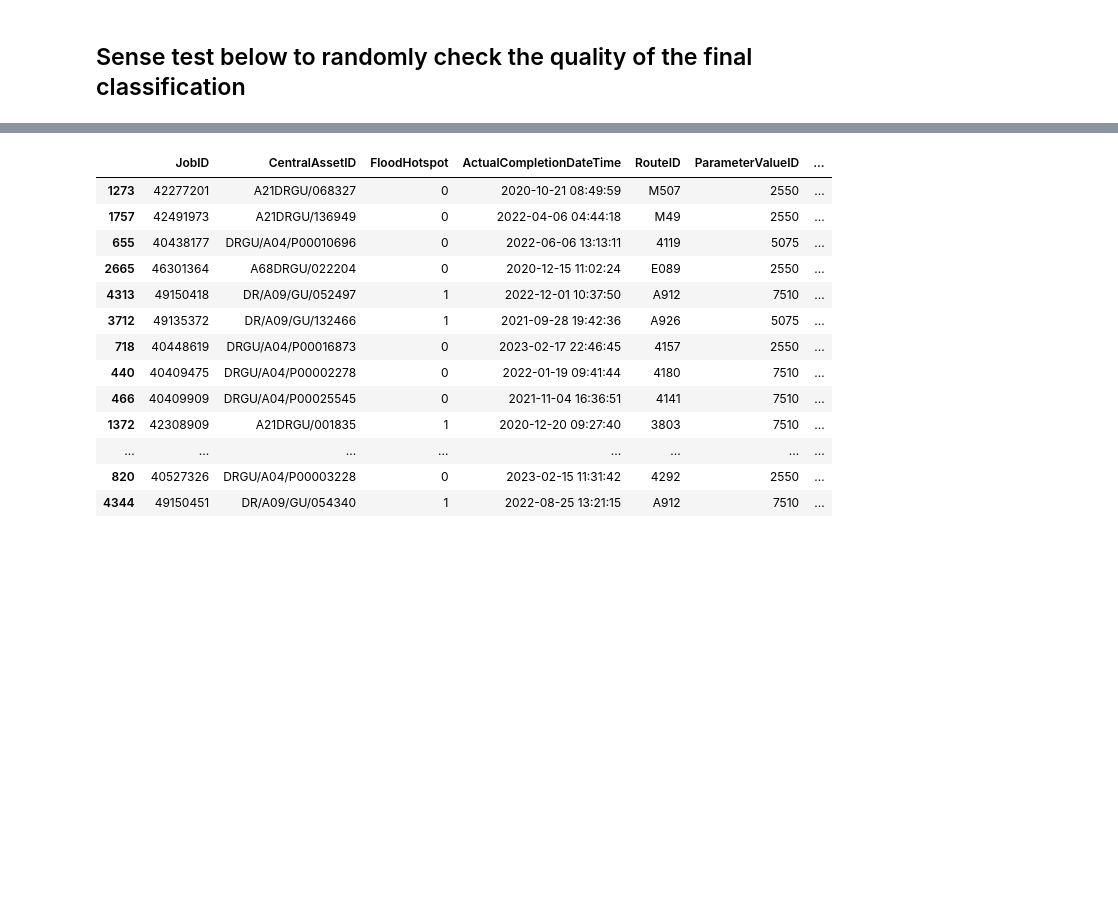
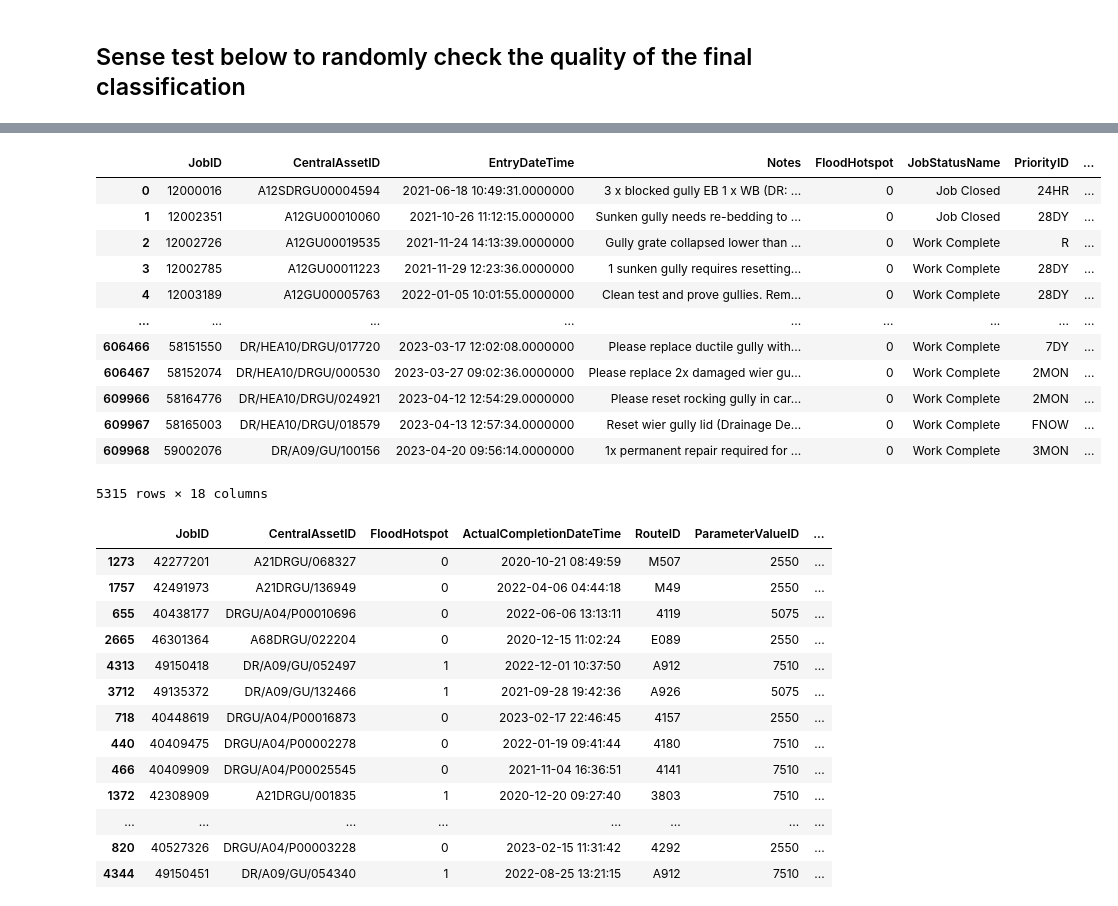
Before and after one commit to TomGraham1/BayesianFailureAnalysis, a Jupyter notebook: JupyterNotebooks/Data Engineering.ipynb, the cells around one changed output, grey strips where cells are left out. Saved outputs shown, nothing was run; the diff lists cells and outputs as text; code cells hidden in the pictures; blank space fills up the shorter version.

```diff
--- a/JupyterNotebooks/Data Engineering.ipynb
+++ b/JupyterNotebooks/Data Engineering.ipynb
@@ -743,3 +741,19 @@ final_interventions
+# %%
+final_interventions[final_interventions["Failure_or_Maintenance"] == 1]
+# %% [output]
+|  | JobID | CentralAssetID | EntryDateTime | Notes | FloodHotspot | JobStatusName | PriorityID | ... |
+| 0 | 12000016 | A12SDRGU00004594 | 2021-06-18 10:49:31.0000000 | 3 x blocked gully EB 1 x WB (DR: ... | 0 | Job Closed | 24HR | ... |
+| 1 | 12002351 | A12GU00010060 | 2021-10-26 11:12:15.0000000 | Sunken gully needs re-bedding to ... | 0 | Job Closed | 28DY | ... |
+| 2 | 12002726 | A12GU00019535 | 2021-11-24 14:13:39.0000000 | Gully grate collapsed lower than ... | 0 | Work Complete | R | ... |
+| 3 | 12002785 | A12GU00011223 | 2021-11-29 12:23:36.0000000 | 1 sunken gully requires resetting... | 0 | Work Complete | 28DY | ... |
+| 4 | 12003189 | A12GU00005763 | 2022-01-05 10:01:55.0000000 | Clean test and prove gullies. Rem... | 0 | Work Complete | 28DY | ... |
+| ... | ... | ... | ... | ... | ... | ... | ... | ... |
+| 606466 | 58151550 | DR/HEA10/DRGU/017720 | 2023-03-17 12:02:08.0000000 | Please replace ductile gully with... | 0 | Work Complete | 7DY | ... |
+| 606467 | 58152074 | DR/HEA10/DRGU/000530 | 2023-03-27 09:02:36.0000000 | Please replace 2x damaged wier gu... | 0 | Work Complete | 2MON | ... |
+| 609966 | 58164776 | DR/HEA10/DRGU/024921 | 2023-04-12 12:54:29.0000000 | Please reset rocking gully in car... | 0 | Work Complete | 2MON | ... |
+| 609967 | 58165003 | DR/HEA10/DRGU/018579 | 2023-04-13 12:57:34.0000000 | Reset wier gully lid (Drainage De... | 0 | Work Complete | FNOW | ... |
+| 609968 | 59002076 | DR/A09/GU/100156 | 2023-04-20 09:56:14.0000000 | 1x permanent repair required for ... | 0 | Work Complete | 3MON | ... |
+5315 rows × 18 columns
 # %%
 final_interventions[final_interventions["Failure_or_Maintenance"]==1].sample(n=25)
 # %% [output]
```
Also changed, not shown: parts of 2 cells of this notebook, 2 other files.
